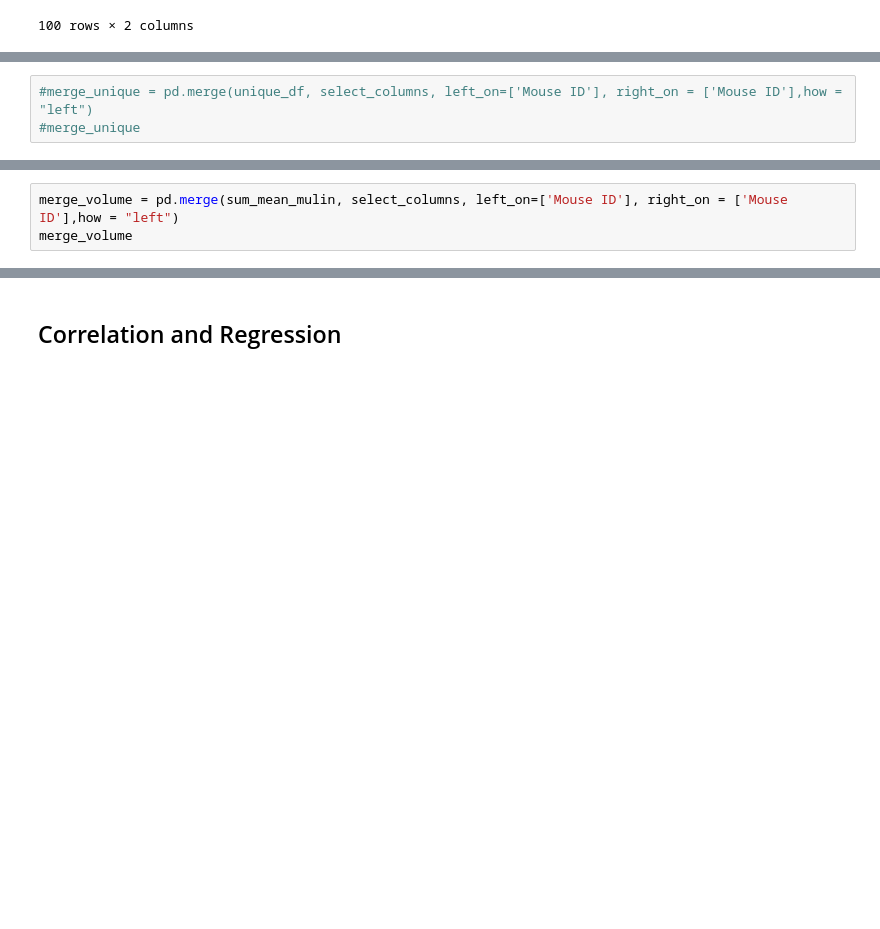
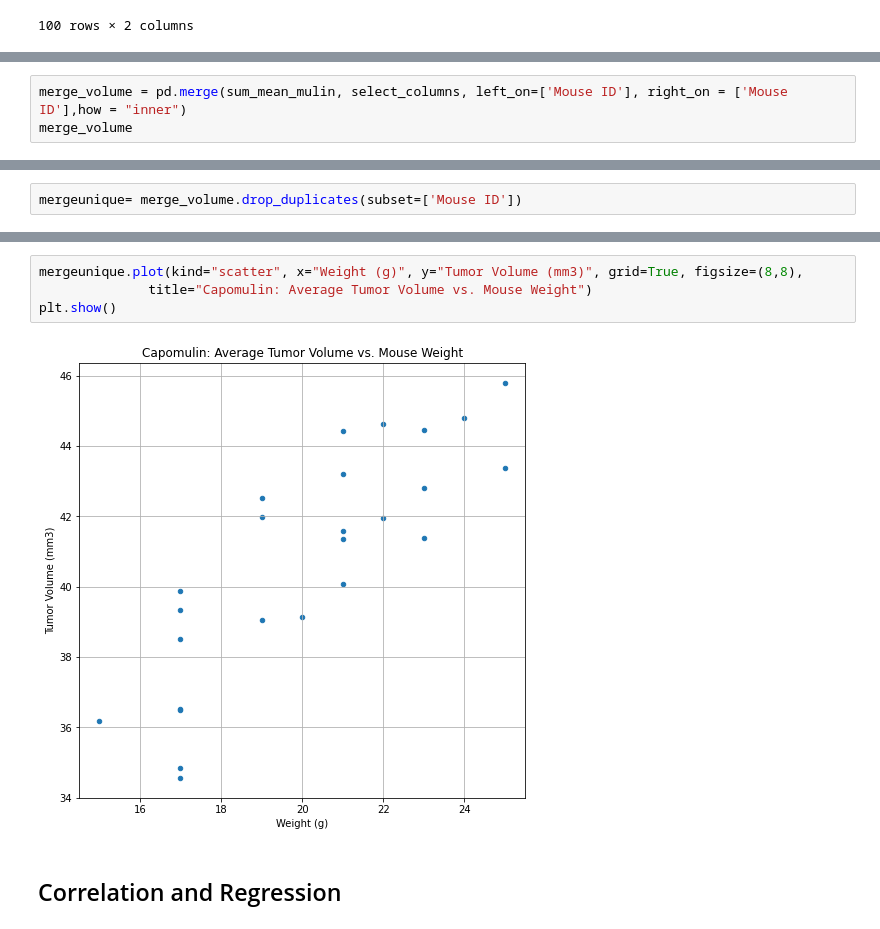
Before and after one commit to davew306/Matplotlib-Pharm, a Jupyter notebook: pymaceuticals_dw.ipynb, the cells around one changed output, grey strips where cells are left out. Cells and saved outputs as stored; diff of their text form; blank space fills up the shorter version.

```diff
--- a/pymaceuticals_dw.ipynb
+++ b/pymaceuticals_dw.ipynb
@@ -871,3 +864,3 @@ select_columns.head(100)
 # %%
-#merge_unique = pd.merge(unique_df, select_columns, left_on=['Mouse ID'], right_on = ['Mouse ID'],how = "left")
-#merge_unique
+merge_volume = pd.merge(sum_mean_mulin, select_columns, left_on=['Mouse ID'], right_on = ['Mouse ID'],how = "inner")
+merge_volume
@@ -874,3 +880,0 @@ select_columns.head(100)
-# %%
-merge_volume = pd.merge(sum_mean_mulin, select_columns, left_on=['Mouse ID'], right_on = ['Mouse ID'],how = "left")
-merge_volume
@@ -896,0 +881,2 @@ select_volume
+# %%
+mergeunique= merge_volume.drop_duplicates(subset=['Mouse ID'])
@@ -897,3 +903,9 @@ select_volume
+# %%
+mergeunique.plot(kind="scatter", x="Weight (g)", y="Tumor Volume (mm3)", grid=True, figsize=(8,8),
+              title="Capomulin: Average Tumor Volume vs. Mouse Weight")
+plt.show()
+# %% [output]
+[figure, added]
 # %% [markdown]
 ## Correlation and Regression
 # %%
```
Also changed, not shown: parts of 10 cells of this notebook, 3 other files.
